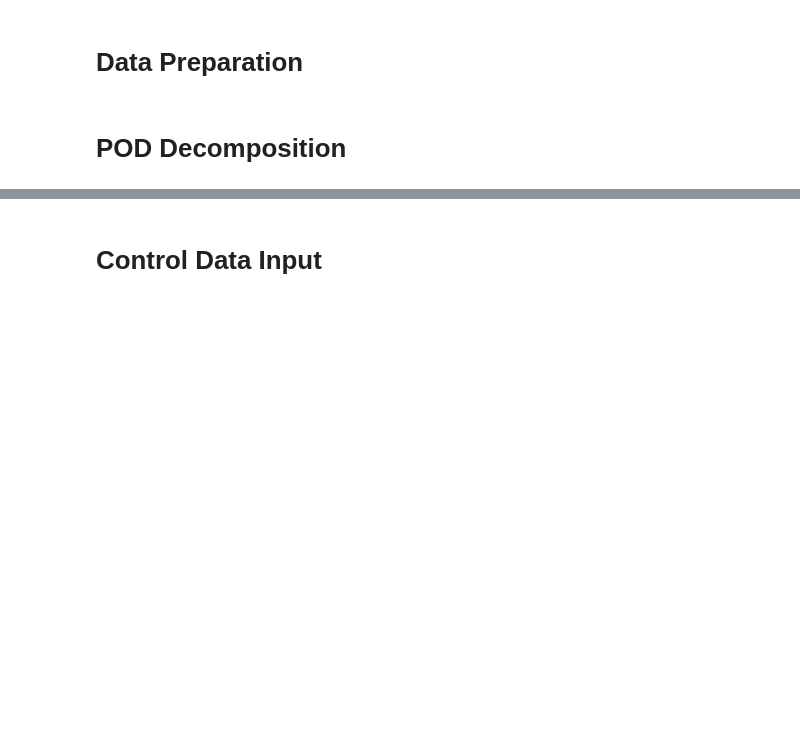
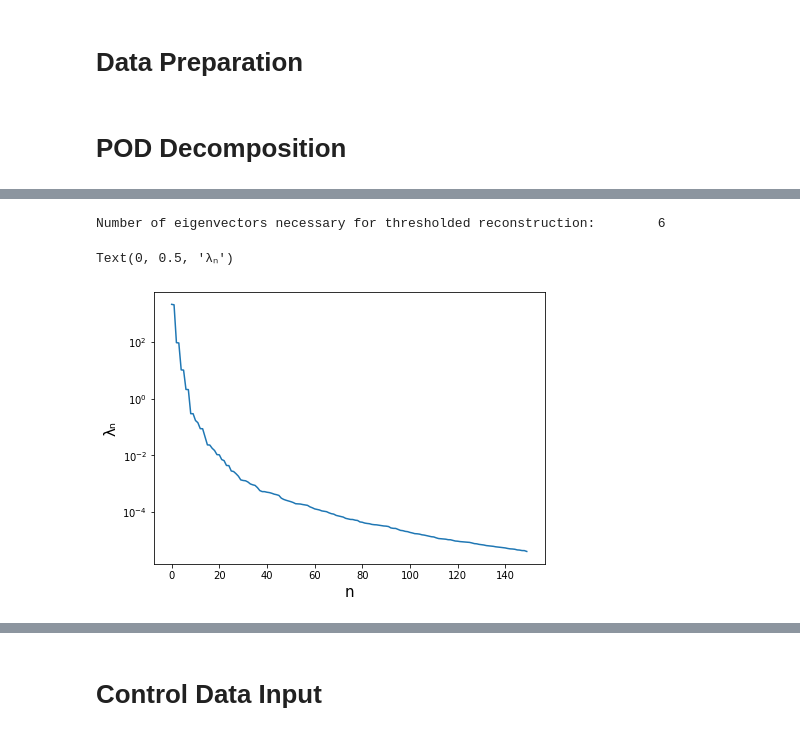
Before and after one commit to JanRotti/podGalerkin, a Jupyter notebook: pod_galerkin.ipynb, the cells around one changed output, grey strips where cells are left out. Saved outputs shown, nothing was run; the diff lists cells and outputs as text; code cells hidden in the pictures; blank space fills up the shorter version.

Commit message:
reconstruction setup

```diff
--- a/pod_galerkin.ipynb
+++ b/pod_galerkin.ipynb
@@ -109,9 +122,15 @@ if num % 2 == 1:
     num+=1
 
 # manual value
-num = 8
+num = 4
+# %% [output]
+Number of eigenvectors necessary for thresholded reconstruction:        6
 # %%
-plt.semilogy(S)
-plt.xlabel("n")
-plt.ylabel("λ"u'\u2099')
-plt.savefig("POD_Eigenvalues_0.1.png")
+fig,ax = plt.subplots(1,1,figsize=(7,5))
+ax.semilogy(S)
+plt.xlabel("n",size=15)
+plt.ylabel("λ"u'\u2099',size=15)
+#plt.savefig("POD_Eigenvalues_0.01.png")
+# %% [output]
+Text(0, 0.5, 'λₙ')
+[figure, added]
```
Also changed, not shown: parts of 18 cells of this notebook, 2 other files.
